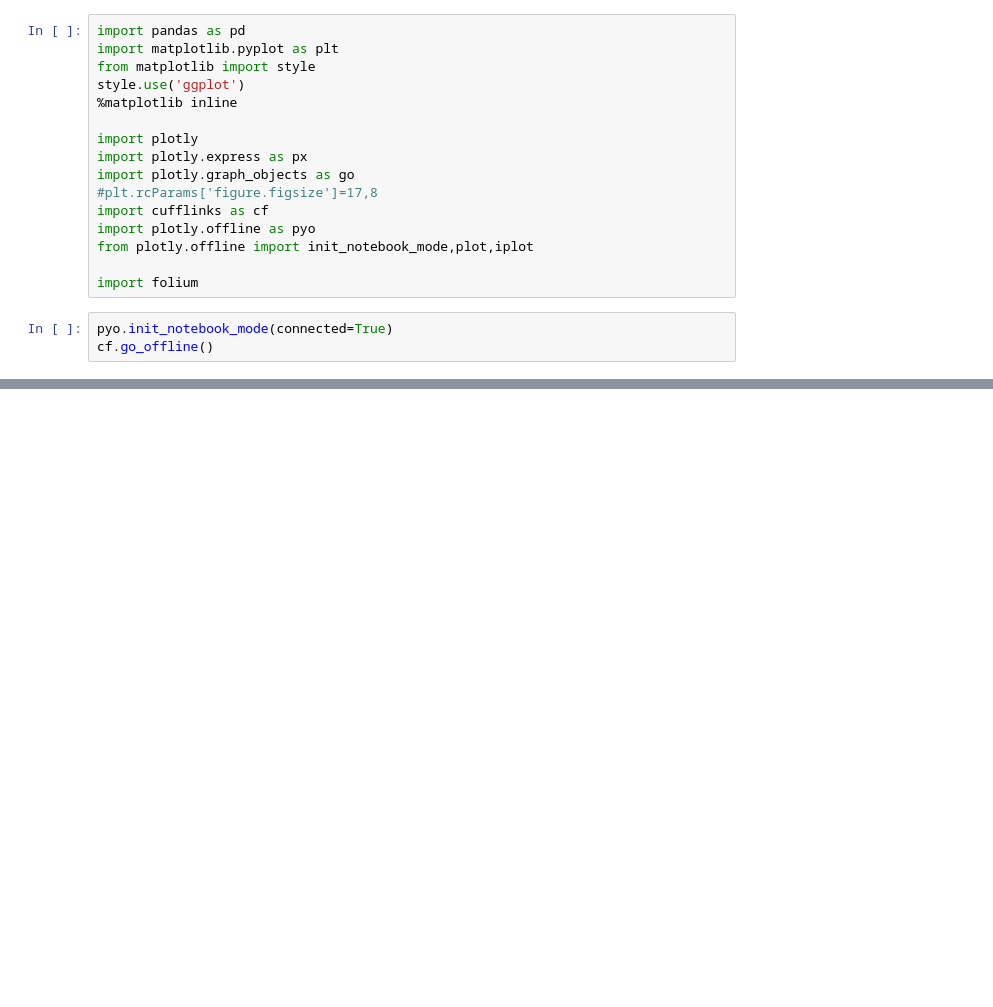
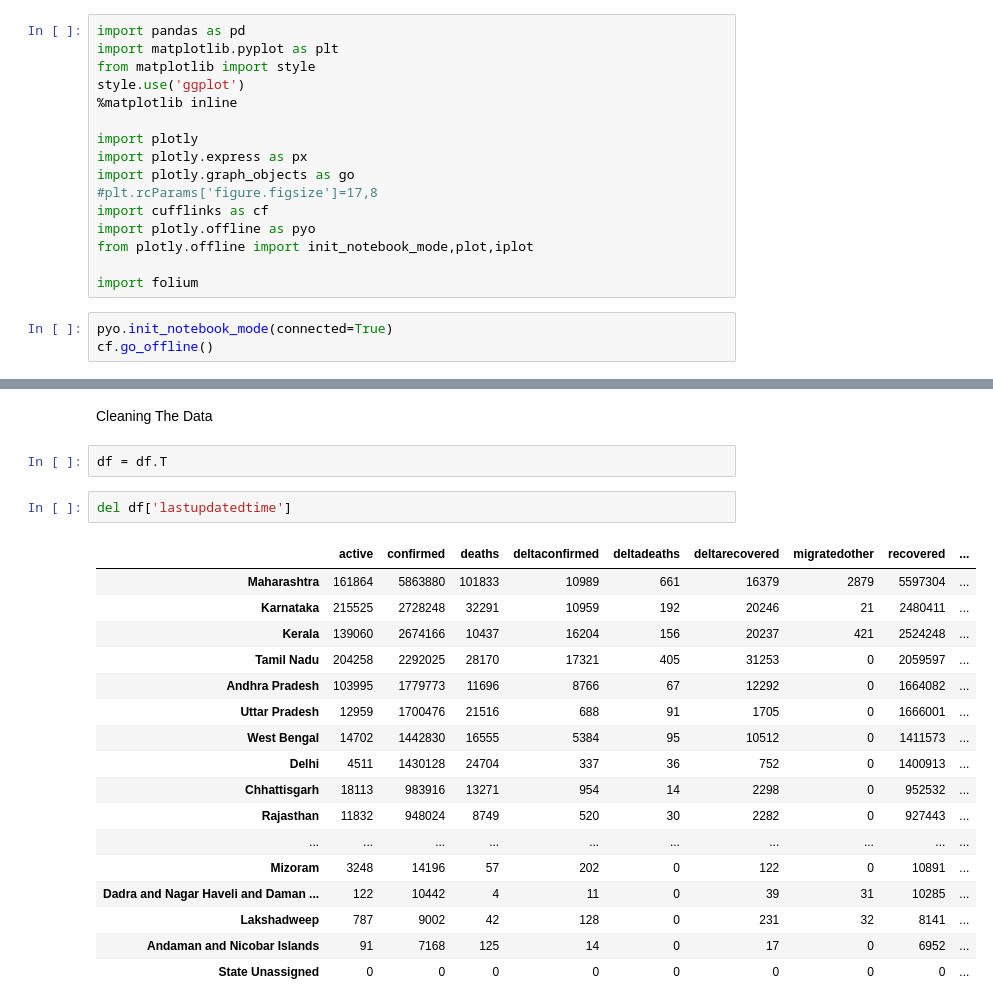
Before and after one commit to Rishiraj-singh7/India-covid-19, a Jupyter notebook: main.ipynb, the cells around one changed output, grey strips where cells are left out. Cells and saved outputs as stored; diff of their text form; blank space fills up the shorter version.

Commit message:
Cleaning Data

```diff
--- a/main.ipynb
+++ b/main.ipynb
@@ -71,3 +70,27 @@ df
 | statenotes | [Dec 16]:10,218 duplicate cases &... |  | Mahe native who expired in Kannur... | [July 22]: 444 backdated deceased... |  | [Jan 1]:As no bulletin was provid... |  | [July 14]: Value for the total te... | ... |
 | district | {'Ahmednagar': {'notes': '', 'act... | {'Bagalkote': {'notes': '', 'acti... | {'Other State': {'notes': '', 'ac... | {'Railway Quarantine': {'notes': ... | {'Foreign Evacuees': {'notes': ''... | {'Agra': {'notes': '', 'active': ... | {'Alipurduar': {'notes': '', 'act... | {'Central Delhi': {'notes': 'Dist... | ... |
 13 rows × 37 columns
+# %% [markdown]
+Cleaning The Data
+# %%
+df = df.T
+# %%
+del df['lastupdatedtime']
+# %% [output]
+|  | active | confirmed | deaths | deltaconfirmed | deltadeaths | deltarecovered | migratedother | recovered | ... |
+| Maharashtra | 161864 | 5863880 | 101833 | 10989 | 661 | 16379 | 2879 | 5597304 | ... |
+| Karnataka | 215525 | 2728248 | 32291 | 10959 | 192 | 20246 | 21 | 2480411 | ... |
+| Kerala | 139060 | 2674166 | 10437 | 16204 | 156 | 20237 | 421 | 2524248 | ... |
+| Tamil Nadu | 204258 | 2292025 | 28170 | 17321 | 405 | 31253 | 0 | 2059597 | ... |
+| Andhra Pradesh | 103995 | 1779773 | 11696 | 8766 | 67 | 12292 | 0 | 1664082 | ... |
+| Uttar Pradesh | 12959 | 1700476 | 21516 | 688 | 91 | 1705 | 0 | 1666001 | ... |
+| West Bengal | 14702 | 1442830 | 16555 | 5384 | 95 | 10512 | 0 | 1411573 | ... |
+| Delhi | 4511 | 1430128 | 24704 | 337 | 36 | 752 | 0 | 1400913 | ... |
+| Chhattisgarh | 18113 | 983916 | 13271 | 954 | 14 | 2298 | 0 | 952532 | ... |
+| Rajasthan | 11832 | 948024 | 8749 | 520 | 30 | 2282 | 0 | 927443 | ... |
+| ... | ... | ... | ... | ... | ... | ... | ... | ... | ... |
+| Mizoram | 3248 | 14196 | 57 | 202 | 0 | 122 | 0 | 10891 | ... |
+| Dadra and Nagar Haveli and Daman ... | 122 | 10442 | 4 | 11 | 0 | 39 | 31 | 10285 | ... |
+| Lakshadweep | 787 | 9002 | 42 | 128 | 0 | 231 | 32 | 8141 | ... |
+| Andaman and Nicobar Islands | 91 | 7168 | 125 | 14 | 0 | 17 | 0 | 6952 | ... |
+| State Unassigned | 0 | 0 | 0 | 0 | 0 | 0 | 0 | 0 | ... |
```
Also changed, not shown: parts of 3 cells of this notebook.
